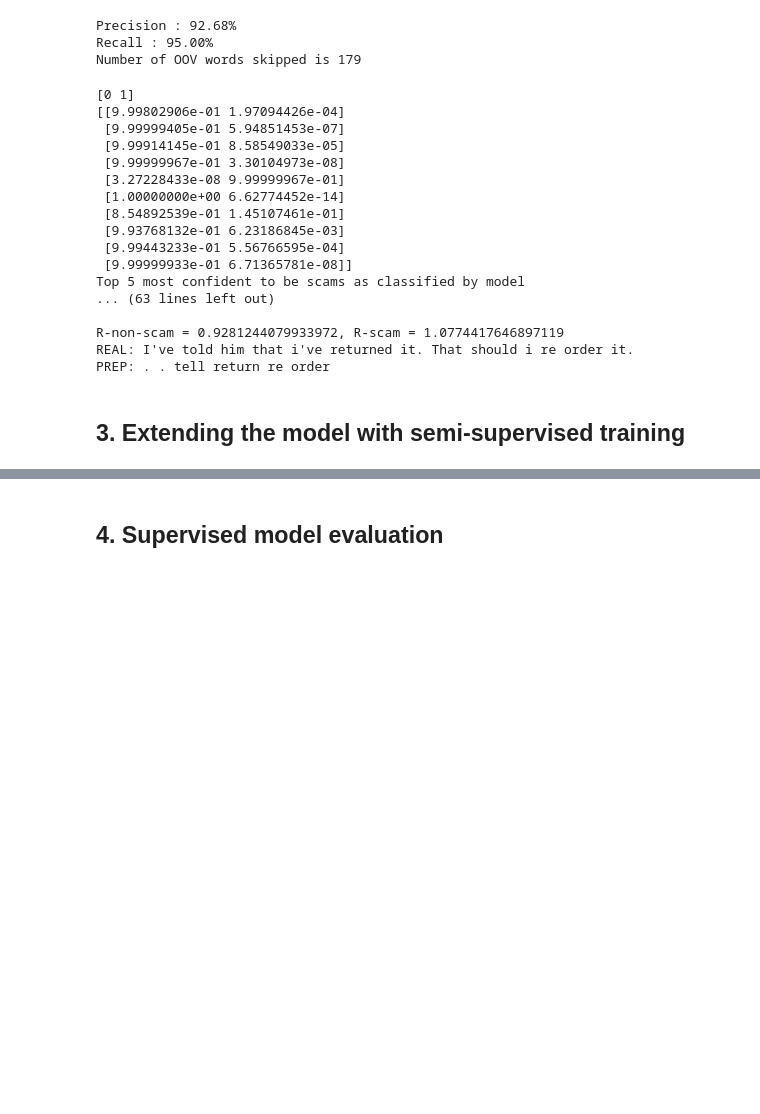
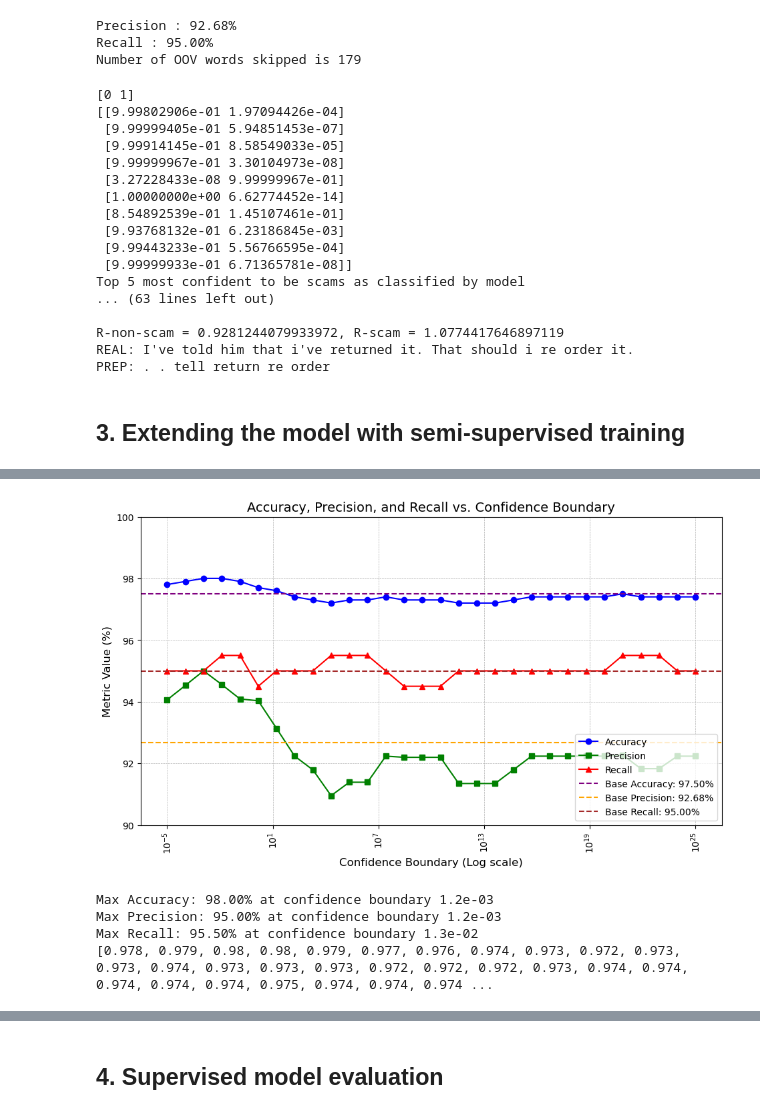
Before and after one commit to DELIRIOUSDONUT/SSIEK_ML_ass_1, a Jupyter notebook: COMP30027_2025_asst1_template.ipynb, the cells around one changed output, grey strips where cells are left out. Saved outputs shown, nothing was run; the diff lists cells and outputs as text; code cells hidden in the pictures; blank space fills up the shorter version.

```diff
--- a/COMP30027_2025_asst1_template.ipynb
+++ b/COMP30027_2025_asst1_template.ipynb
@@ -285,0 +503,58 @@ PREP: . . tell return re order
+# %%
+# Plot the results on the same graph
+plt.figure(figsize=(12, 6))  # Increased width for better readability
+
+# Plot accuracy
+plt.plot(confidence_boundaries, [acc * 100 for acc in accuracies] , label="Accuracy", color='b', marker='o')
+
+# Plot precision
+plt.plot(confidence_boundaries, [prec * 100 for prec in precisions], label="Precision", color='g', marker='s')
+
+# Plot recall
+plt.plot(confidence_boundaries, [rec * 100 for rec in recalls], label="Recall", color='r', marker='^')
+
+# Add horizontal lines for base values (Accuracy, Precision, Recall)
+plt.axhline(base_accuracy, color='purple', linestyle='--', label=f'Base Accuracy: {base_accuracy:.2f}%')
+plt.axhline(base_precision, color='orange', linestyle='--', label=f'Base Precision: {base_precision:.2f}%')
+plt.axhline(base_recall, color='brown', linestyle='--', label=f'Base Recall: {base_recall:.2f}%')
+
+# Set x-axis to log scale, matching powers of 10
+plt.xscale('log')
+
+# Labeling the axes and title
+plt.xlabel('Confidence Boundary (Log scale)', fontsize=12)
+plt.ylabel('Metric Value (%)', fontsize=12)
+plt.title('Accuracy, Precision, and Recall vs. Confidence Boundary', fontsize=14)
+
+# Set y-axis limits to zoom in from 90% to 100%
+plt.ylim(90, 100)  # Adjust y-axis to show 90% to 100% only
+
+# Grid for better readability
+plt.grid(True, which='both', linestyle='--', linewidth=0.5)
+
+# Format x-axis labels as powers of 10 and rotate them for readability
+xticks = np.logspace(np.log10(min(confidence_boundaries)), np.log10(max(confidence_boundaries)), num=6)
+plt.xticks(xticks, labels=[f'$10^{{{int(np.log10(x))}}}$' for x in xticks], rotation=90)
+
+# Adjust plot layout for more space on the right side for x-tick labels
+plt.subplots_adjust(right=0.85)  # Adjust the right margin to give space to labels
+
+# Move the legend to the bottom left
+plt.legend(loc='lower right')
+
+# Save the plot as a PNG file
+plt.savefig("combined_metrics_plot.png", dpi=300)
+
+# Show the plot
+plt.show()
+
+# Print max values of the metrics and corresponding confidence boundaries
+print(f"Max Accuracy: {max(accuracies)*100:.2f}% at confidence boundary {confidence_boundaries[np.argmax(accuracies)]:.1e}")
+print(f"Max Precision: {max(precisions)*100:.2f}% at confidence boundary {confidence_boundaries[np.argmax(precisions)]:.1e}")
+print(f"Max Recall: {max(recalls)*100:.2f}% at confidence boundary {confidence_boundaries[np.argmax(recalls)]:.1e}")
+# %% [output]
+[figure, added]
+Max Accuracy: 98.00% at confidence boundary 1.2e-03
+Max Precision: 95.00% at confidence boundary 1.2e-03
+Max Recall: 95.50% at confidence boundary 1.3e-02
+[0.978, 0.979, 0.98, 0.98, 0.979, 0.977, 0.976, 0.974, 0.973, 0.972, 0.973, 0.973, 0.974, 0.973, 0.973, 0.973, 0.972, 0.972, 0.972, 0.973, 0.974, 0.974, 0.974, 0.974, 0.974, 0.975, 0.974, 0.974, 0.974 ...
```
Also changed, not shown: parts of 16 cells of this notebook, 2 other files.
